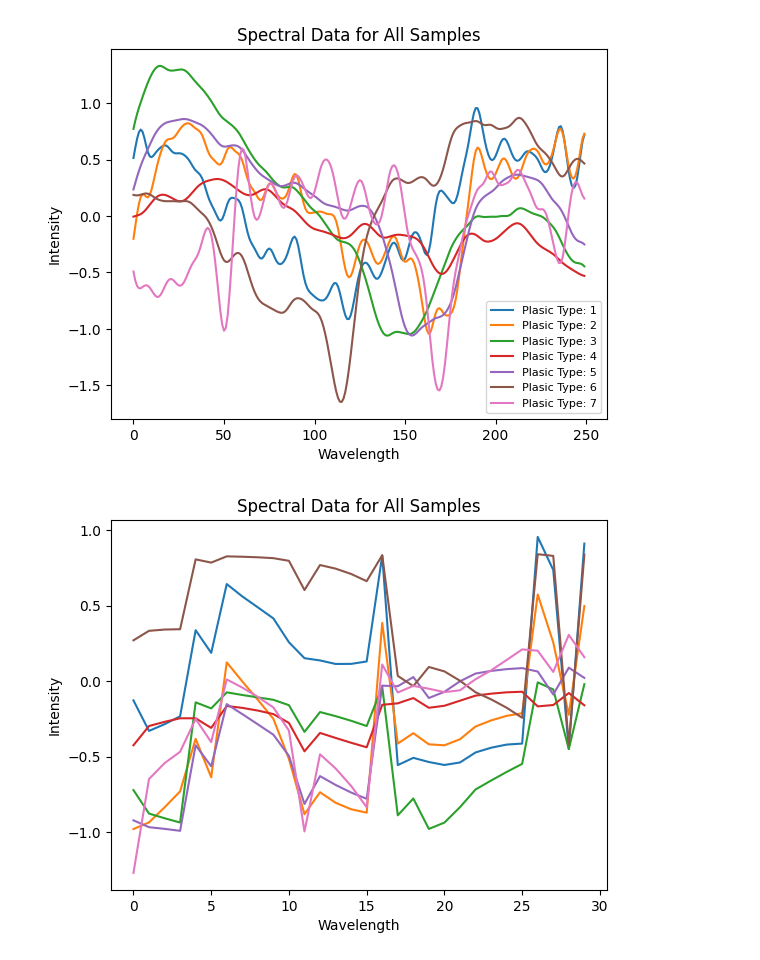
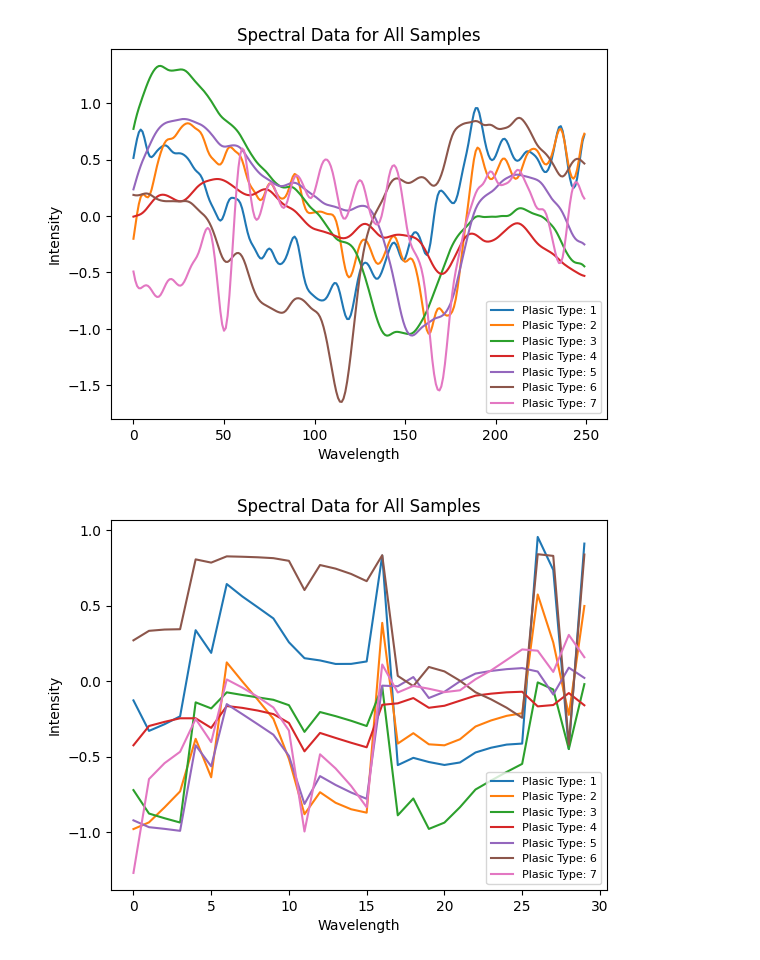
Before and after one commit to AkkuRam/df-project, a Jupyter notebook: data_cleaning.ipynb, the cells around one changed output. Drawn from its saved outputs; the diff is of its cells as text; code cells hidden in the pictures.

Commit message:
added legend

```diff
--- a/data_cleaning.ipynb
+++ b/data_cleaning.ipynb
@@ -125,7 +126,7 @@ plot_signal(df_new.iloc[:, 1:], df_new['class'], labels='yes')
 # %%
 import pymrmr
 
 features = pymrmr.mRMR(df_new.iloc[:, 1:], 'MID', 30)
-plot_signal(df_new[features])
+plot_signal(df_new[features], df_new['class'], labels='yes')
 # %% [output]
-[figure, old version]
+[figure, new version]
```
Also changed, not shown: parts of 1 cell of this notebook.
